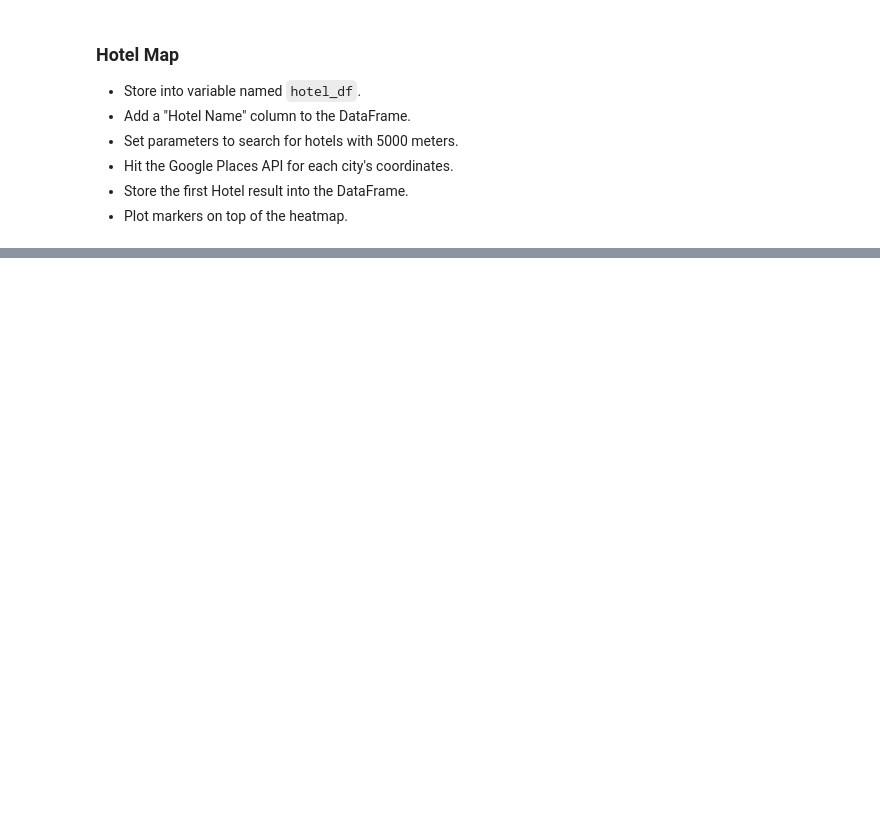
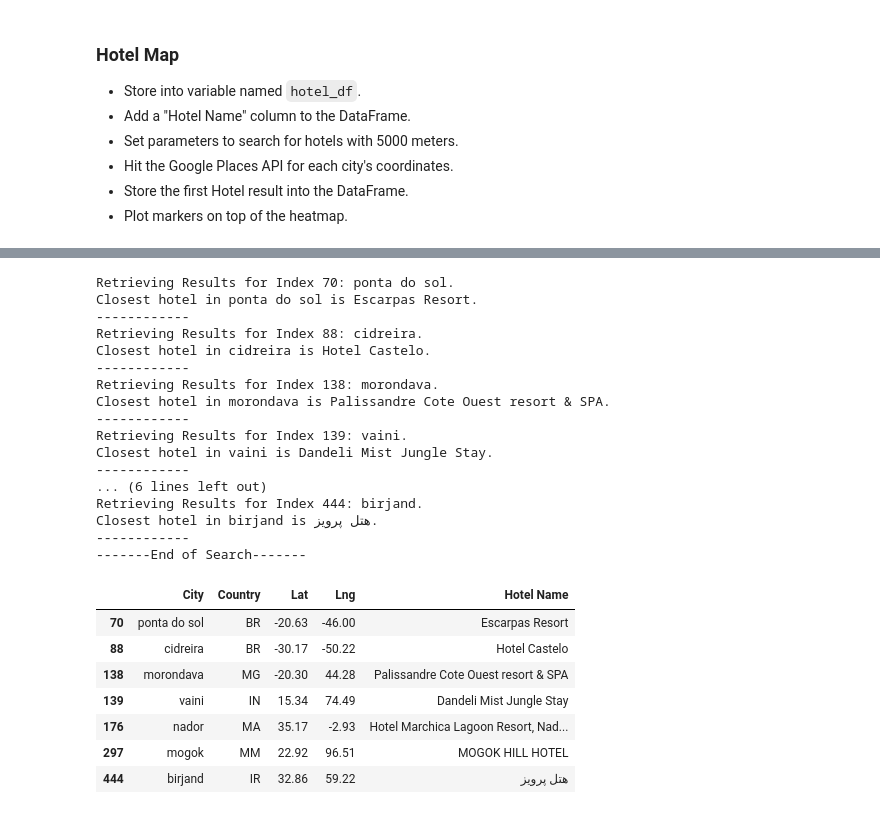
Before and after one commit to tingjennings/HW6_python-api-challenge, a Jupyter notebook: starter_code/VacationPy.ipynb, the cells around one changed output, grey strips where cells are left out. Saved outputs shown, nothing was run; the diff lists cells and outputs as text; code cells hidden in the pictures; blank space fills up the shorter version.

```diff
--- a/starter_code/VacationPy.ipynb
+++ b/starter_code/VacationPy.ipynb
@@ -80 +197,68 @@ city_df
+# %%
+base_url = "https://maps.googleapis.com/maps/api/place/nearbysearch/json"
+
+params = {"type" : "hotel",
+          "keyword" : "hotel",
+          "radius" : 5000,
+          "key" : g_key}
+for index, row in hotel_df.iterrows():
+    # get city name, lat, lnt from df
+    lat = row["Lat"]
+    lng = row["Lng"]
+    city_name = row["City"]
+
+    # add keyword to params dict
+    params["location"] = f"{lat},{lng}"
+
+    # assemble url and make API request
+    print(f"Retrieving Results for Index {index}: {city_name}.")
+    response = requests.get(base_url, params=params).json()
+
+    # extract results
+    results = response['results']
+
+    # save the hotel name to dataframe
+    try:
+        print(f"Closest hotel in {city_name} is {results[0]['name']}.")
+        hotel_df.loc[index, "Hotel Name"] = results[0]['name']
+
+    # if there is no hotel available, show missing field
+    except (KeyError, IndexError):
+        print("Missing field/result... skipping.")
+
+    print("------------")
+
+    # Wait 1 sec to make another api request to avoid SSL Error
+    time.sleep(1)
+
+# Print end of search once searching is completed
+print("-------End of Search-------")
+# Display the hotel dataframe
+hotel_df
+# %% [output]
+Retrieving Results for Index 70: ponta do sol.
+Closest hotel in ponta do sol is Escarpas Resort.
+------------
+Retrieving Results for Index 88: cidreira.
+Closest hotel in cidreira is Hotel Castelo.
+------------
+Retrieving Results for Index 138: morondava.
+Closest hotel in morondava is Palissandre Cote Ouest resort & SPA.
+------------
+Retrieving Results for Index 139: vaini.
+Closest hotel in vaini is Dandeli Mist Jungle Stay.
+------------
+... (6 lines left out)
+Retrieving Results for Index 444: birjand.
+Closest hotel in birjand is هتل پرويز.
+------------
+-------End of Search-------
+|  | City | Country | Lat | Lng | Hotel Name |
+| 70 | ponta do sol | BR | -20.63 | -46.00 | Escarpas Resort |
+| 88 | cidreira | BR | -30.17 | -50.22 | Hotel Castelo |
+| 138 | morondava | MG | -20.30 | 44.28 | Palissandre Cote Ouest resort & SPA |
+| 139 | vaini | IN | 15.34 | 74.49 | Dandeli Mist Jungle Stay |
+| 176 | nador | MA | 35.17 | -2.93 | Hotel Marchica Lagoon Resort, Nad... |
+| 297 | mogok | MM | 22.92 | 96.51 | MOGOK HILL HOTEL |
+| 444 | birjand | IR | 32.86 | 59.22 | هتل پرويز |
 # %%
```
Also changed, not shown: parts of 13 cells of this notebook, 18 other files.
